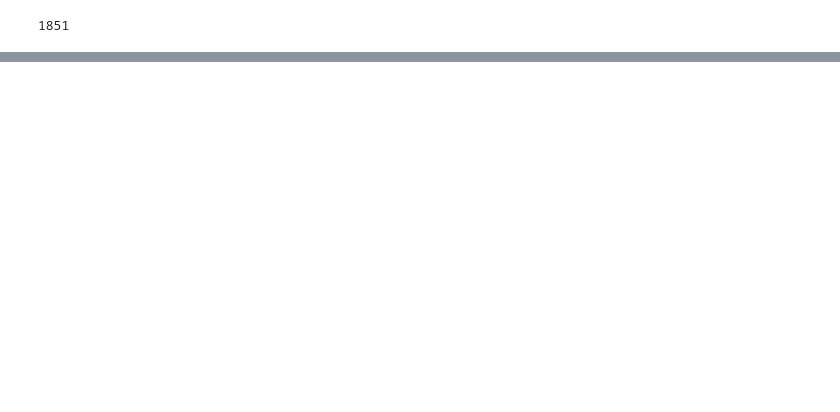
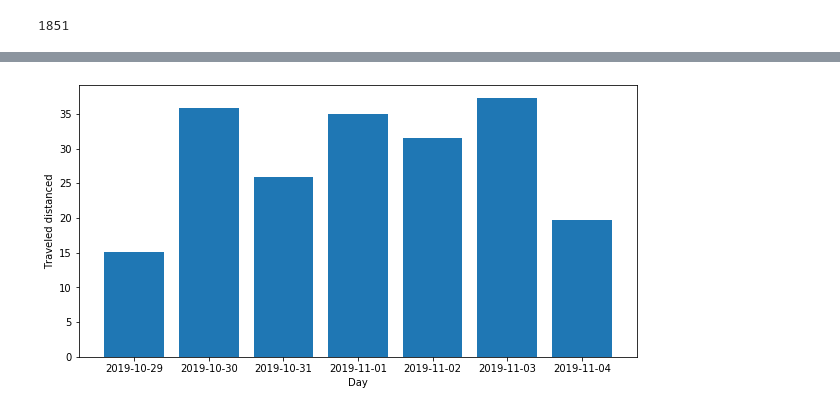
Before and after one commit to marwin1991/electircScootersDataCollector, a Jupyter notebook: charts.ipynb, the cells around one changed output, grey strips where cells are left out. Saved outputs shown, nothing was run; the diff lists cells and outputs as text; code cells hidden in the pictures; blank space fills up the shorter version.

```diff
--- a/charts.ipynb
+++ b/charts.ipynb
@@ -104,0 +131,12 @@ ID number : 1 of 919
+# %%
+x = days
+y = result_distance
+plt.figure(figsize=(10,5))
+plt.bar(x, y)
+plt.ylabel("Traveled distanced")
+plt.xlabel("Day")
+plt.title("")
+#plt.xticks(np.arange(len(days)), [day[5:] for day in days])
+plt.show()
+# %% [output]
+[figure, added]
```
Also changed, not shown: parts of 3 cells of this notebook, 4 other files.
